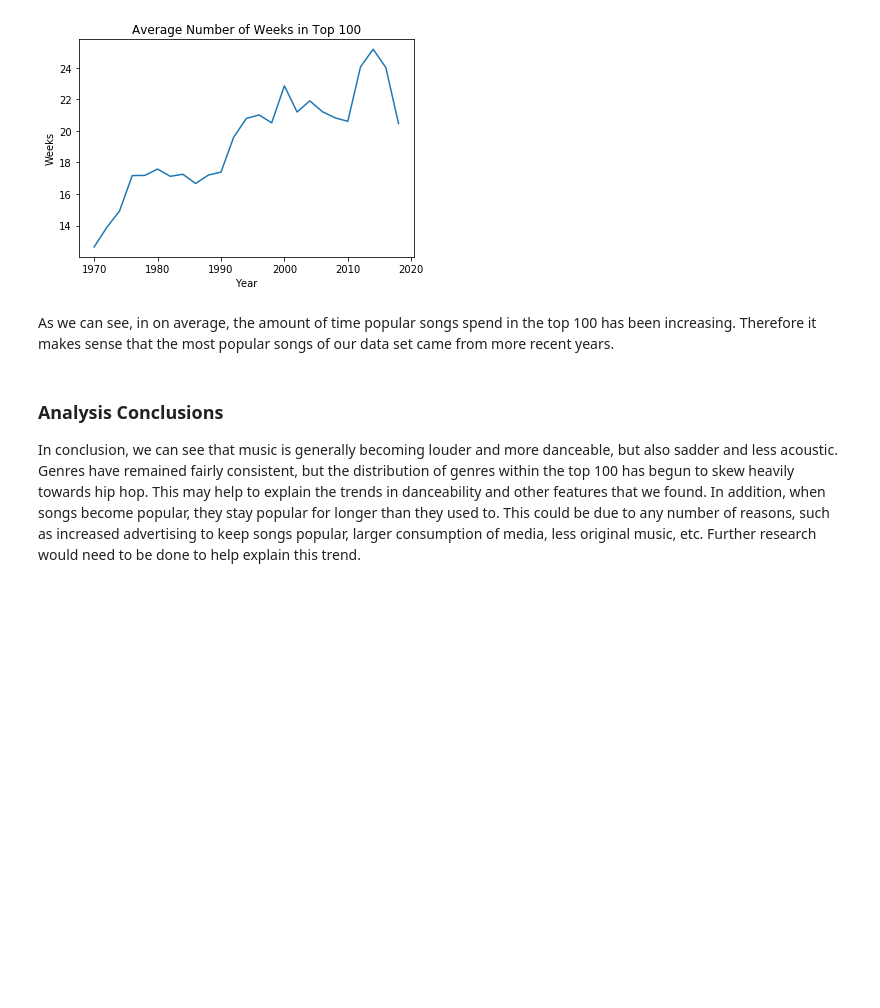
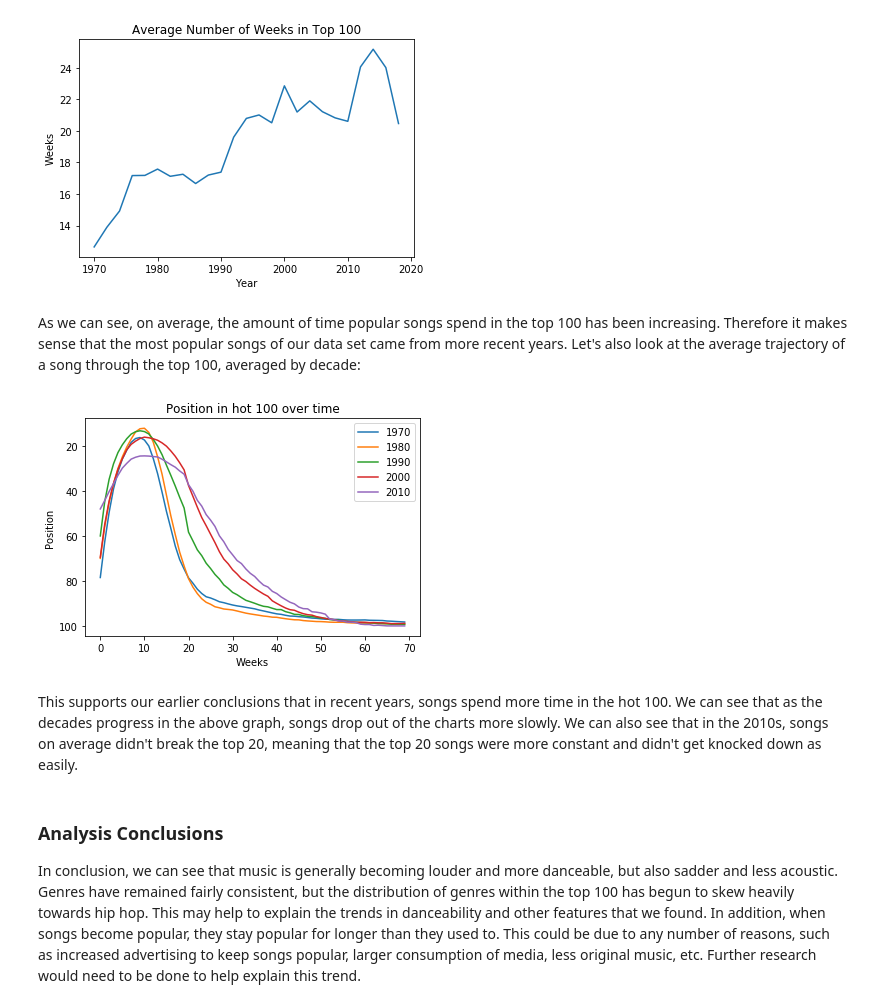
Before and after one commit to Guptacos/spotify_analysis, a Jupyter notebook: reports/final_report.ipynb, the cells around one changed output. Saved outputs shown, nothing was run; the diff lists cells and outputs as text; code cells hidden in the pictures; blank space fills up the shorter version.

```diff
--- a/reports/final_report.ipynb
+++ b/reports/final_report.ipynb
@@ -729,4 +741,4 @@ plot_avg(2)
 # %% [output]
 [figure]
 # %% [markdown]
-As we can see, in on average, the amount of time popular songs spend in the top 100 has been increasing. Therefore it makes sense that the most popular songs of our data set came from more recent years.
+As we can see, on average, the amount of time popular songs spend in the top 100 has been increasing. Therefore it makes sense that the most popular songs of our data set came from more recent years. Let's also look at the average trajectory of a song through the top 100, averaged by decade:
@@ -733,3 +799,29 @@ As we can see, in on average, the amount of time popular songs spend in the top
+# %%
+def plot_all_traj(df, limit=500):
+    yearly_traj = get_yearly_trajectories(df)
+    means = get_all_means(yearly_traj)
+
+    lables = []
+    for yr, pos in means.items():
+        lables += [yr]
+        x_coord = list(range(0, len(pos)))
+        if len(x_coord) > limit:
+            x_coord = x_coord[:limit]
+            pos = pos[:limit]
+        plt.plot(x_coord, pos)
+
+    plt.gca().invert_yaxis()
+    plt.xlabel('Weeks')
+    plt.ylabel('Position')
+    plt.legend(lables)
+    plt.title('Position in hot 100 over time')
+    plt.show()
+# %%
+plot_all_traj(df, 70)
+# %% [output]
+[figure, added]
+# %% [markdown]
+This supports our earlier conclusions that in recent years, songs spend more time in the hot 100. We can see that as the decades progress in the above graph, songs drop out of the charts more slowly. We can also see that in the 2010s, songs on average didn't break the top 20, meaning that the top 20 songs were more constant and didn't get knocked down as easily.
 # %% [markdown]
 ### Analysis Conclusions
 In conclusion, we can see that music is generally becoming louder and more danceable, but also sadder and less acoustic. Genres have remained fairly consistent, but the distribution of genres within the top 100 has begun to skew heavily towards hip hop. This may help to explain the trends in danceability and other features that we found. In addition, when songs become popular, they stay popular for longer than they used to. This could be due to any number of reasons, such as increased advertising to keep songs popular, larger consumption of media, less original music, etc. Further research would need to be done to help explain this trend.
```
Also changed, not shown: parts of 23 cells of this notebook, 1 other file.
